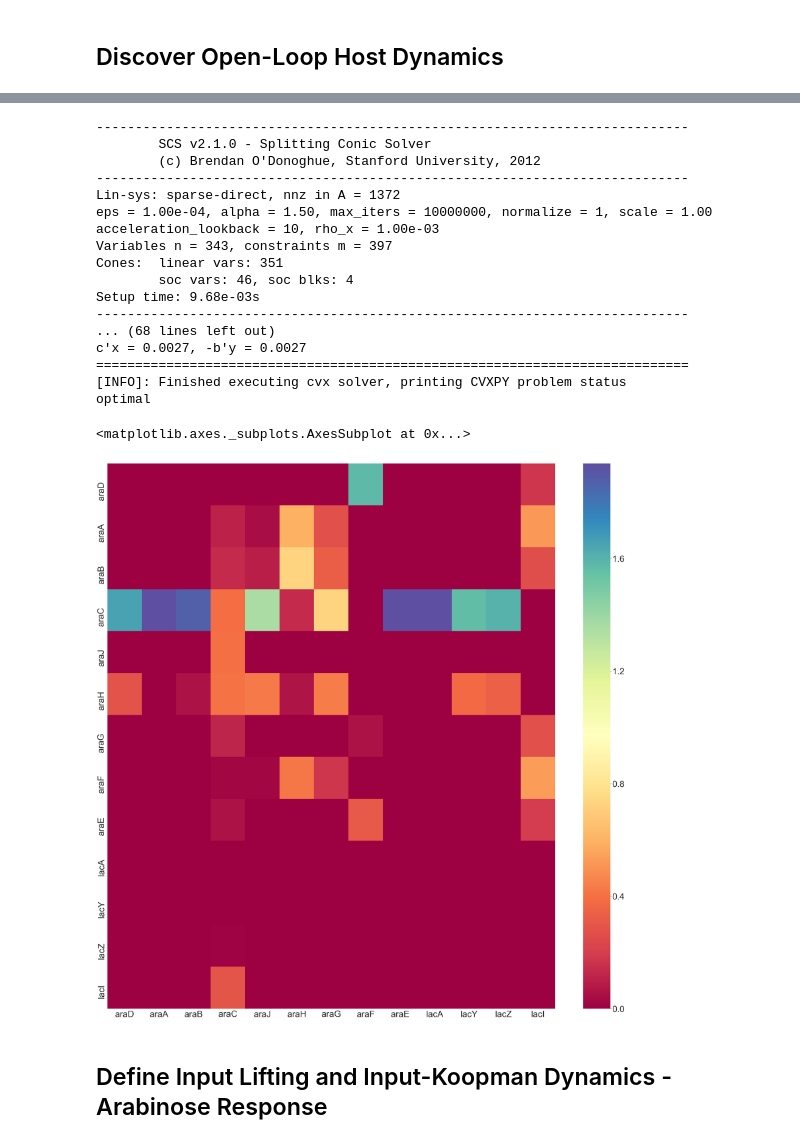
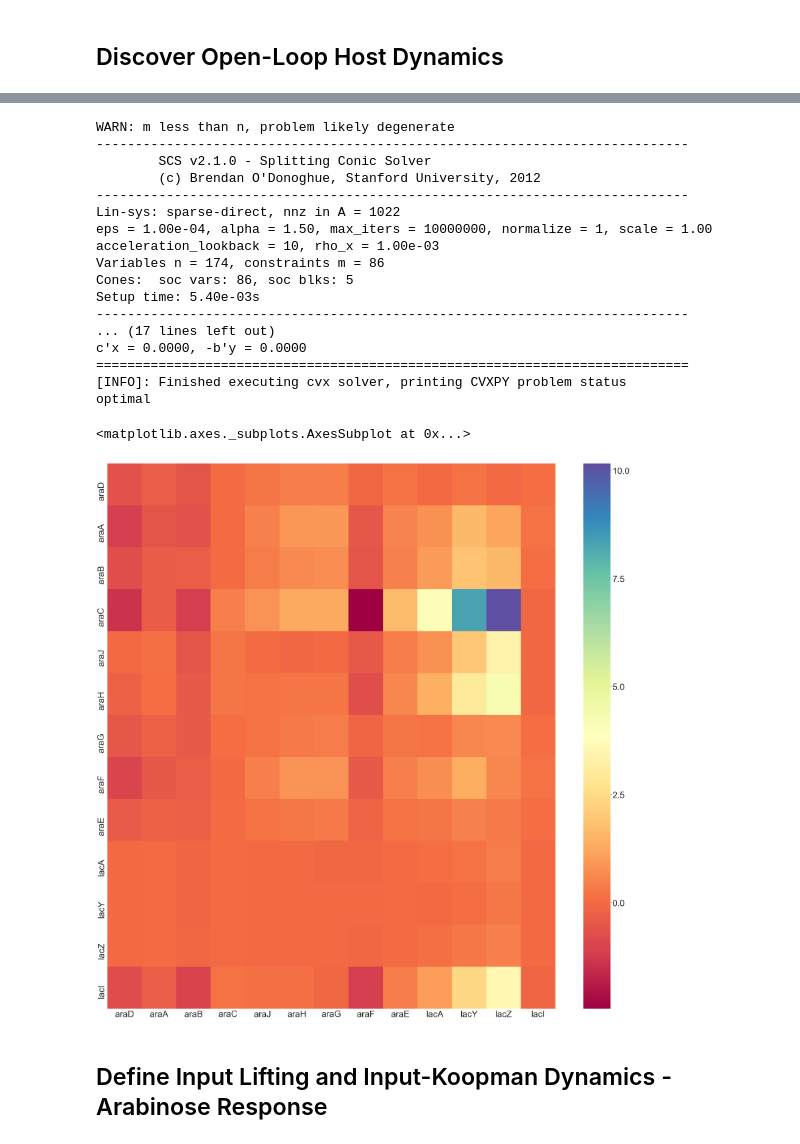
Before and after one commit to YeungRepo/darpa-sd2, a Jupyter notebook: structuredDMD/v0_code/KOp_SDMD_Prototype_PullDict_Dataframes.ipynb, the cells around one changed output, grey strips where cells are left out. Drawn from its saved outputs; the diff is of its cells as text; code cells hidden in the pictures.

```diff
--- a/structuredDMD/v0_code/KOp_SDMD_Prototype_PullDict_Dataframes.ipynb
+++ b/structuredDMD/v0_code/KOp_SDMD_Prototype_PullDict_Dataframes.ipynb
@@ -580,13 +585,22 @@ def calc_Koopman(Yf,Yp,flag=1,lambda_val=0.0):
     if flag ==2: # cvx optimization approach - L2 + L1 lasso
         norm1_term = 0.0;
         all_col_handles = [None]*Yf.shape[0]
+        if type(lambda_val)== np.float:
+            lambda_val = list([lambda_val]*Yf.shape[0]);
+
         for i in range(0,Yf.shape[0]):
             all_col_handles[i] = Variable(shape=(Yf.shape[0],1)) ;#Variable(shape=(Yf.shape[0],1) );
-        #    if norm1_term < cvxpy.norm(all_col_handles[i],p=1):
-        #        norm1_term = cvxpy.norm(all_col_handles[i],p=1);
-            #norm1_term =  cvxpy.max(cvxpy.hstack( [norm1_term,cvxpy.norm(all_col_handles[i],p=1) ])  );
+
         operator = cvxpy.hstack(all_col_handles);
-        norm1_term =cvxpy.norm( operator,p=1);
+
+        if type(lambda_val) == np.float:
+            norm1_term =lambda_val*cvxpy.norm(operator,p='fro');
+        else:
+            lambda_val = np.reshape(lambda_val,(len(lambda_val),1));
+            Unoise = np.tile(lambda_val,(1,Yf.shape[1]));
+            norm1_term = cvxpy.norm(cvxpy.matmul(operator + np.eye(Yf.shape[0]),Unoise),p='fro');
+
+
         #operator = all_col_handles[0];
         #for i in range(1,Yf.shape[0]):
         #    operator = cvxpy.hstack([operator,all_col_handles[i]]);
@@ -596,7 +610,7 @@ def calc_Koopman(Yf,Yp,flag=1,lambda_val=0.0):
         #print("[INFO]: Yf.shape in calc_Koopman: " + repr(Yf.shape));
         #print("[INFO]: Yp.shape in calc_Koopman: " + repr(Yp.shape));
         norm2_fit_term = cvxpy.norm(cvxpy.norm(Yf-operator*Yp,p=2,axis=0),p=2);
-        objective = Minimize(norm2_fit_term + lambda_val*norm1_term)
+        objective = Minimize(norm2_fit_term + norm1_term)
         constraints = [];
         prob = Problem(objective,constraints);
         result = prob.solve(verbose=True,solver=solver_instance,max_iters=np.int(1e7))#,reltol=1e-10,abstol=1e-10);
@@ -733,32 +752,35 @@ for col_ind in low_cv_reps:
 # %%
 all_genes = list(all_genes)
-this_K = calc_Koopman(Yf_data,Yp_data,flag=2,lambda_val=0.001)
+lambda_val_vec_p = np.expand_dims(np.std(Yp_data,axis=1),axis=1)
+lambda_val_vec_f = np.expand_dims(np.std(Yf_data,axis=1),axis=1)
+lambda_val_vec = np.std(np.hstack( (lambda_val_vec_p,lambda_val_vec_f)),axis=1)
+this_K = calc_Koopman(Yf_data,Yp_data,flag=2,lambda_val=lambda_val_vec)
 import seaborn as sns
 plt.figure(figsize=(50,50))
 all_gene_labels = [all_genes[elem] for elem in common_indices]
 sns.set(font_scale=4.0)
 sns.heatmap(this_K,cmap='Spectral',xticklabels=all_gene_labels,yticklabels=all_gene_labels)
 #plt.savefig('Current_Koopman_Estimate_LowCV.eps')
 # %% [output]
+WARN: m less than n, problem likely degenerate
 ----------------------------------------------------------------------------
         SCS v2.1.0 - Splitting Conic Solver
         (c) Brendan O'Donoghue, Stanford University, 2012
 ----------------------------------------------------------------------------
-Lin-sys: sparse-direct, nnz in A = 1372
+Lin-sys: sparse-direct, nnz in A = 1022
 eps = 1.00e-04, alpha = 1.50, max_iters = 10000000, normalize = 1, scale = 1.00
 acceleration_lookback = 10, rho_x = 1.00e-03
-Variables n = 343, constraints m = 397
-Cones:  linear vars: 351
-        soc vars: 46, soc blks: 4
-Setup time: 9.68e-03s
+Variables n = 174, constraints m = 86
+Cones:  soc vars: 86, soc blks: 5
+Setup time: 5.40e-03s
 ----------------------------------------------------------------------------
-... (68 lines left out)
-c'x = 0.0027, -b'y = 0.0027
+... (17 lines left out)
+c'x = 0.0000, -b'y = 0.0000
 ============================================================================
 [INFO]: Finished executing cvx solver, printing CVXPY problem status
 optimal
 <matplotlib.axes._subplots.AxesSubplot at 0x...>
-[figure, old version]
+[figure, new version]
 # %% [markdown]
 ## Define Input Lifting and Input-Koopman Dynamics - Arabinose Response
 # %%
```
Also changed, not shown: parts of 13 cells of this notebook.
